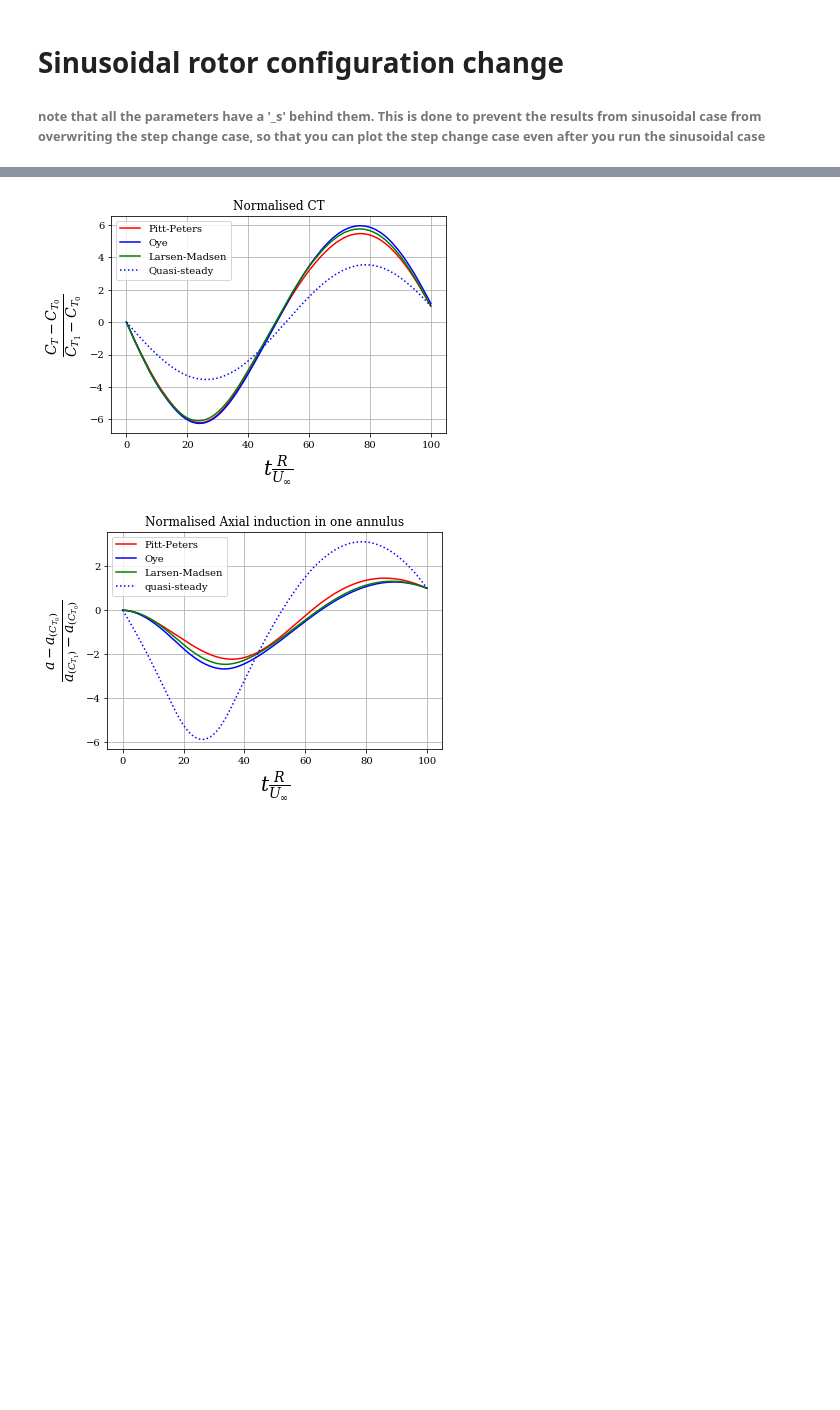
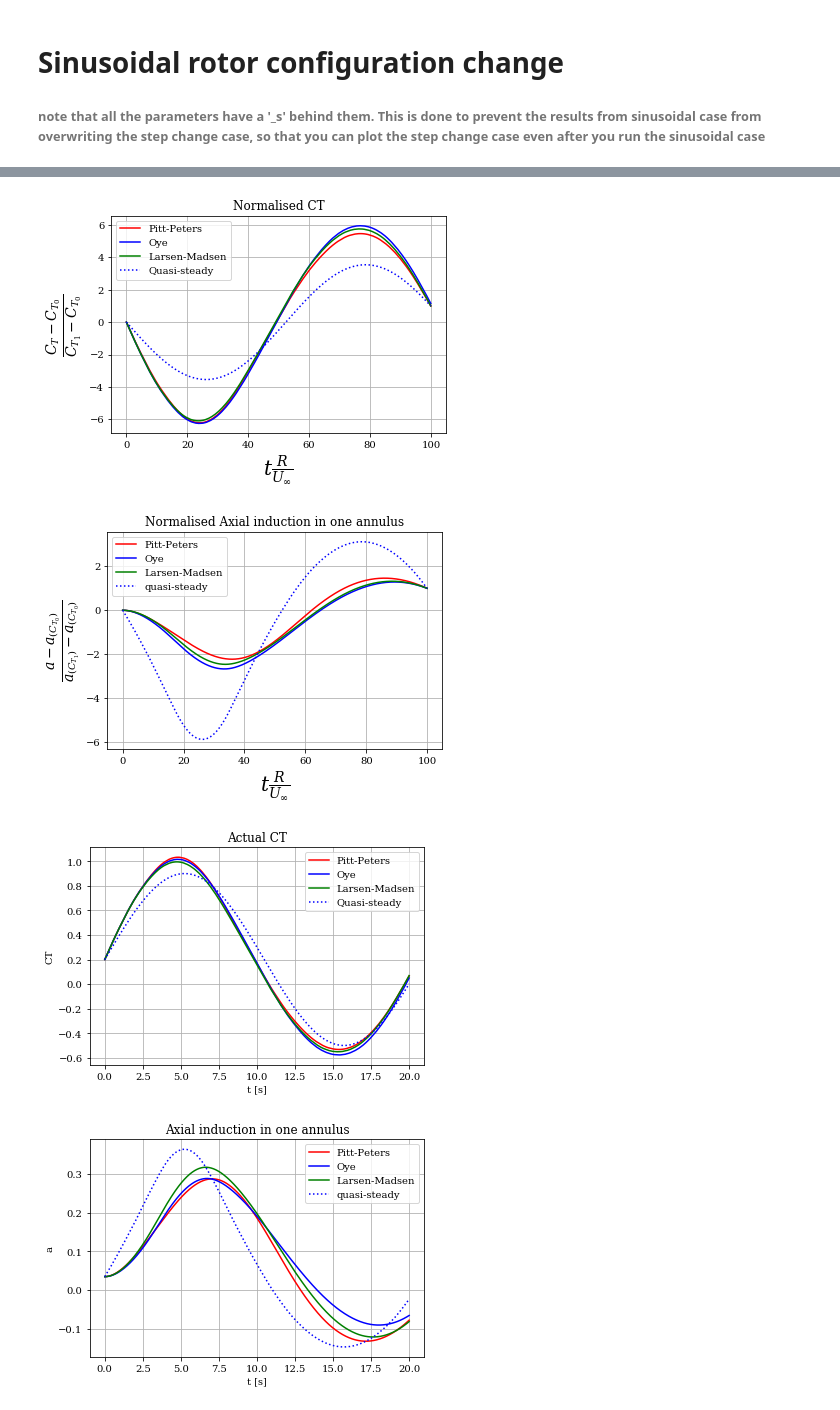
Before and after one commit to olafnekeman/wind_turbine_aeroelasticity, a Jupyter notebook: example_function_use_Case_1.ipynb, the cells around one changed output, grey strips where cells are left out. Drawn from its saved outputs; the diff is of its cells as text; code cells hidden in the pictures; blank space fills up the shorter version.

```diff
--- a/example_function_use_Case_1.ipynb
+++ b/example_function_use_Case_1.ipynb
@@ -296,4 +296,28 @@ plt.title('Normalised Axial induction in one annulus') #note, title can be bette
 plt.xlabel(r'$t \frac{R}{U_\infty}$', fontsize=20)
 plt.ylabel(r'$\frac{a-a_{\left(C_{T_0}\right)}}{a_{\left(C_{T_1}\right)}-a_{\left(C_{T_0}\right)}}$', fontsize=20)
 fig_a_sin.savefig('a_sin_0.2_0.7.png',bbox_inches = 'tight')
+
+plt.figure()
+plt.plot(time_range_s,CT_pp_s,'r',label='Pitt-Peters')
+plt.plot(time_range_s,CT_oye_s,'b',label = 'Oye' )
+plt.plot(time_range_s,CT_lm_s,'g',label='Larsen-Madsen')
+plt.plot(time_range_s, CT_time_s, 'b', linestyle='dotted',label='Quasi-steady')
+plt.legend()
+plt.title('Actual CT') #note, these can be better
+plt.xlabel('t [s]')
+plt.ylabel('CT')
+plt.grid(True)
+
+#plot the value for the axial induction at one annulus as a function of time
+plt.figure()
+annulus_num = 15
+plt.plot(time_range_s,a_pp_s[annulus_num,:],'r',label='Pitt-Peters')
+plt.plot(time_range_s,a_oye_s[annulus_num,:],'b',label = 'Oye' )
+plt.plot(time_range_s,a_lm_s[annulus_num,:],'g',label='Larsen-Madsen')
+plt.plot(steady_time_array,a_steady_s[annulus_num,:],'b',linestyle='dotted', label = 'quasi-steady')
+plt.legend()
+plt.grid(True)
+plt.title('Axial induction in one annulus') #note, title can be better
+plt.xlabel('t [s]')
+plt.ylabel('a')
 # %% [output]
@@ -300,2 +325,4 @@ fig_a_sin.savefig('a_sin_0.2_0.7.png',bbox_inches = 'tight')
 [figure]
 [figure]
+[figure, added]
+[figure, added]
```
Also changed, not shown: parts of 3 cells of this notebook, 5 other files.
